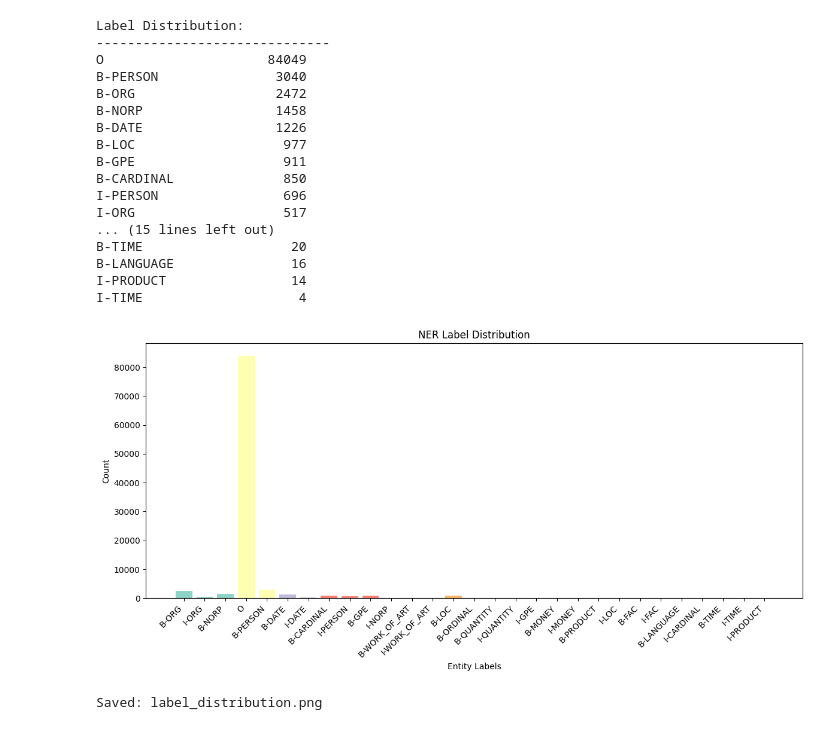
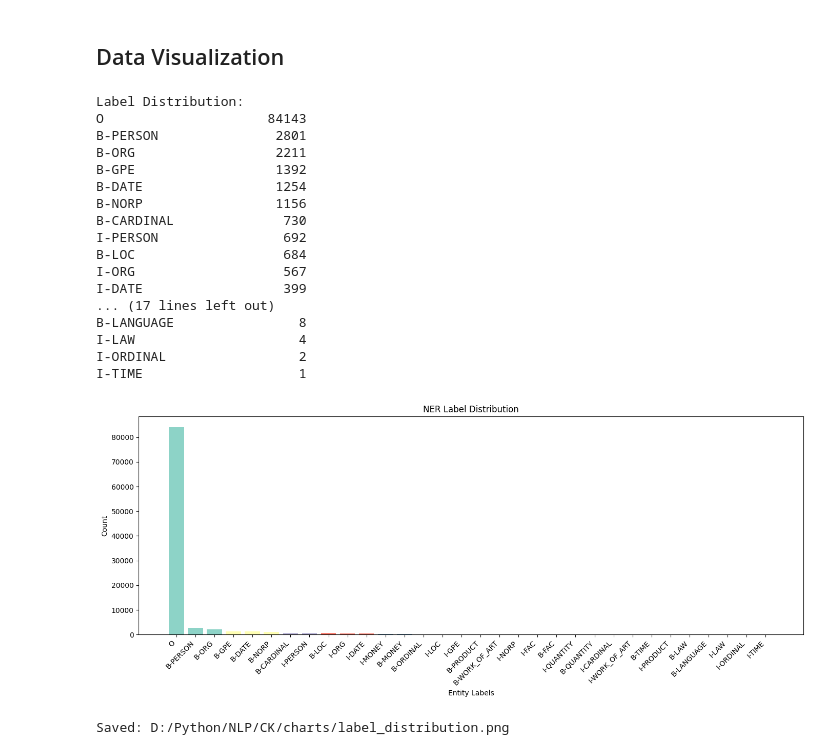
Before and after one commit to duyhoang17930/Named-Entity-Recognition, a Jupyter notebook: CK/Day6_Results.ipynb, the cells around one changed output. Drawn from its saved outputs; the diff is of its cells as text; code cells hidden in the pictures.

```diff
--- a/CK/Day6_Results.ipynb
+++ b/CK/Day6_Results.ipynb
@@ -35,0 +5,18 @@ Total labeled sentences: 3113
+# %%
+import json, ast, pandas as pd, numpy as np, matplotlib.pyplot as plt
+from collections import Counter
+import warnings
+warnings.filterwarnings('ignore')
+
+print("Loading data...")
+df = pd.read_csv('D:/Python/NLP/CK/final_data.csv')
+df['tokens'] = df['tokens'].apply(ast.literal_eval)
+df['labels'] = df['labels'].apply(ast.literal_eval)
+df = df[df['tokens'].apply(len) == df['labels'].apply(len)].reset_index(drop=True)
+print(f"Loaded {len(df)} sentences")
+
+with open('D:/Python/NLP/CK/label_mappings.json', 'r') as f:
+    mappings = json.load(f)
+    id2label = mappings['id2label']
+    label2id = mappings['label2id']
+print(f"Labels: {len(id2label)}")
@@ -36,55 +27,51 @@ Total labeled sentences: 3113
+# %% [markdown]
+## Data Visualization
 # %%
-# Analyze label distribution
-from collections import Counter
-
+# Label Distribution
 all_labels = []
 for labels in df['labels']:
     all_labels.extend(labels)
-
 label_counts = Counter(all_labels)
-
-print("Label Distribution:")
-print("-" * 30)
+print("\nLabel Distribution:")
 for label, count in label_counts.most_common():
     print(f"{label:<20} {count:>6}")
 # %% [output]
 Label Distribution:
-------------------------------
-O                     84049
-B-PERSON               3040
-B-ORG                  2472
-B-NORP                 1458
-B-DATE                 1226
-B-LOC                   977
-B-GPE                   911
-B-CARDINAL              850
-I-PERSON                696
-I-ORG                   517
-... (15 lines left out)
-B-TIME                   20
-B-LANGUAGE               16
-I-PRODUCT                14
-I-TIME                    4
+O                     84143
+B-PERSON               2801
+B-ORG                  2211
+B-GPE                  1392
+B-DATE                 1254
+B-NORP                 1156
+B-CARDINAL              730
+I-PERSON                692
+B-LOC                   684
+I-ORG                   567
+I-DATE                  399
+... (17 lines left out)
+B-LANGUAGE                8
+I-LAW                     4
+I-ORDINAL                 2
+I-TIME                    1
 # %%
 # Visualization - Label Distribution
-plt.figure(figsize=(12, 6))
-
+plt.figure(figsize=(14, 6))
 labels = list(label_counts.keys())
 counts = list(label_counts.values())
-
+sorted_idx = np.argsort(counts)[::-1]
+labels = [labels[i] for i in sorted_idx]
+counts = [counts[i] for i in sorted_idx]
 colors = plt.cm.Set3(np.linspace(0, 1, len(labels)))
-
 plt.bar(labels, counts, color=colors)
 plt.xlabel('Entity Labels')
 plt.ylabel('Count')
 plt.title('NER Label Distribution')
 plt.xticks(rotation=45, ha='right')
 plt.tight_layout()
-plt.savefig('label_distribution.png', dpi=150)
+plt.savefig('D:/Python/NLP/CK/charts/label_distribution.png', dpi=150)
 plt.show()
-
-print("Saved: label_distribution.png")
+print("Saved: D:/Python/NLP/CK/charts/label_distribution.png")
 # %% [output]
-[figure, old version]
+[figure, new version]
-Saved: label_distribution.png
+Saved: D:/Python/NLP/CK/charts/label_distribution.png
 # %%
```
Also changed, not shown: parts of 17 cells of this notebook, 11 other files.
